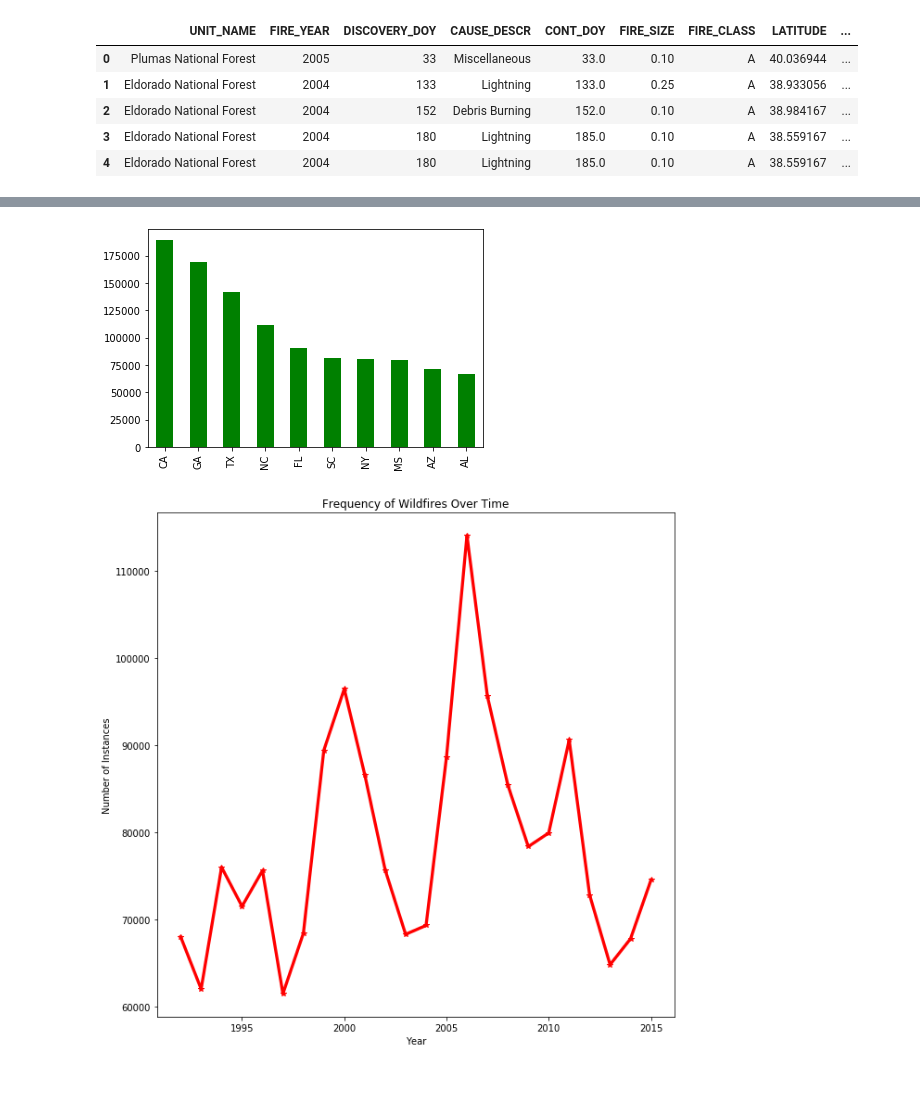
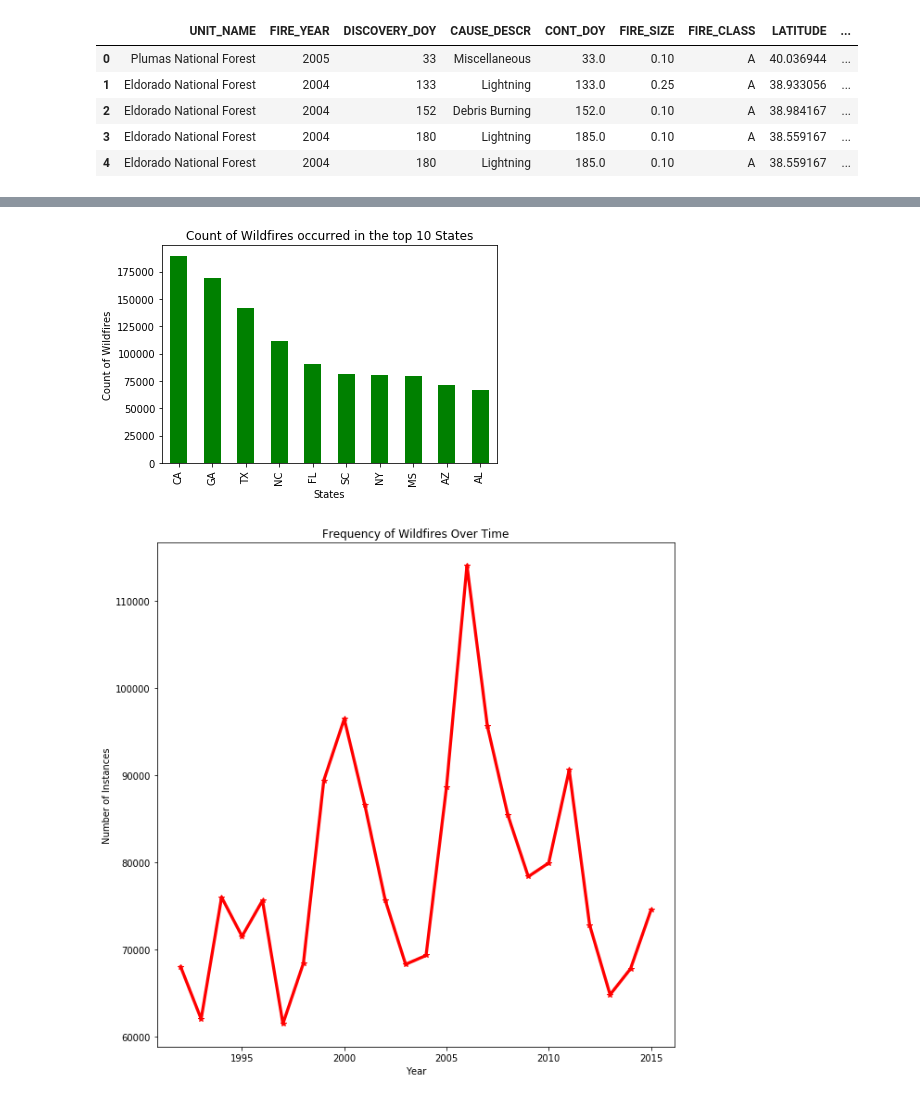
Before and after one commit to homeiraazari/Wildfire-and-Climate-Change, a Jupyter notebook: Data Exploration.ipynb, the cells around one changed output, grey strips where cells are left out. Saved outputs shown, nothing was run; the diff lists cells and outputs as text; code cells hidden in the pictures.

Commit message:
updating labels for plots

```diff
--- a/Data Exploration.ipynb
+++ b/Data Exploration.ipynb
@@ -42,9 +42,12 @@ TOTAL_DAYS       timedelta64[ns]
 dtype: object
 # %%
 data['STATE'].value_counts().head(n=10).plot(kind='bar',color='green')
+plt.title('Count of Wildfires occurred in the top 10 States')
+plt.xlabel('States')
+plt.ylabel('Count of Wildfires')
 plt.show()
 # %% [output]
-[figure, old version]
+[figure, new version]
 # %%
 df_year = data[['FIRE_YEAR']]
 df_year['FIRE_YEAR'].value_counts(sort=False).plot(kind="line",marker='*',figsize=(10,10), color='r', linewidth=3.3)
```
Also changed, not shown: parts of 4 cells of this notebook, 1 other file.
